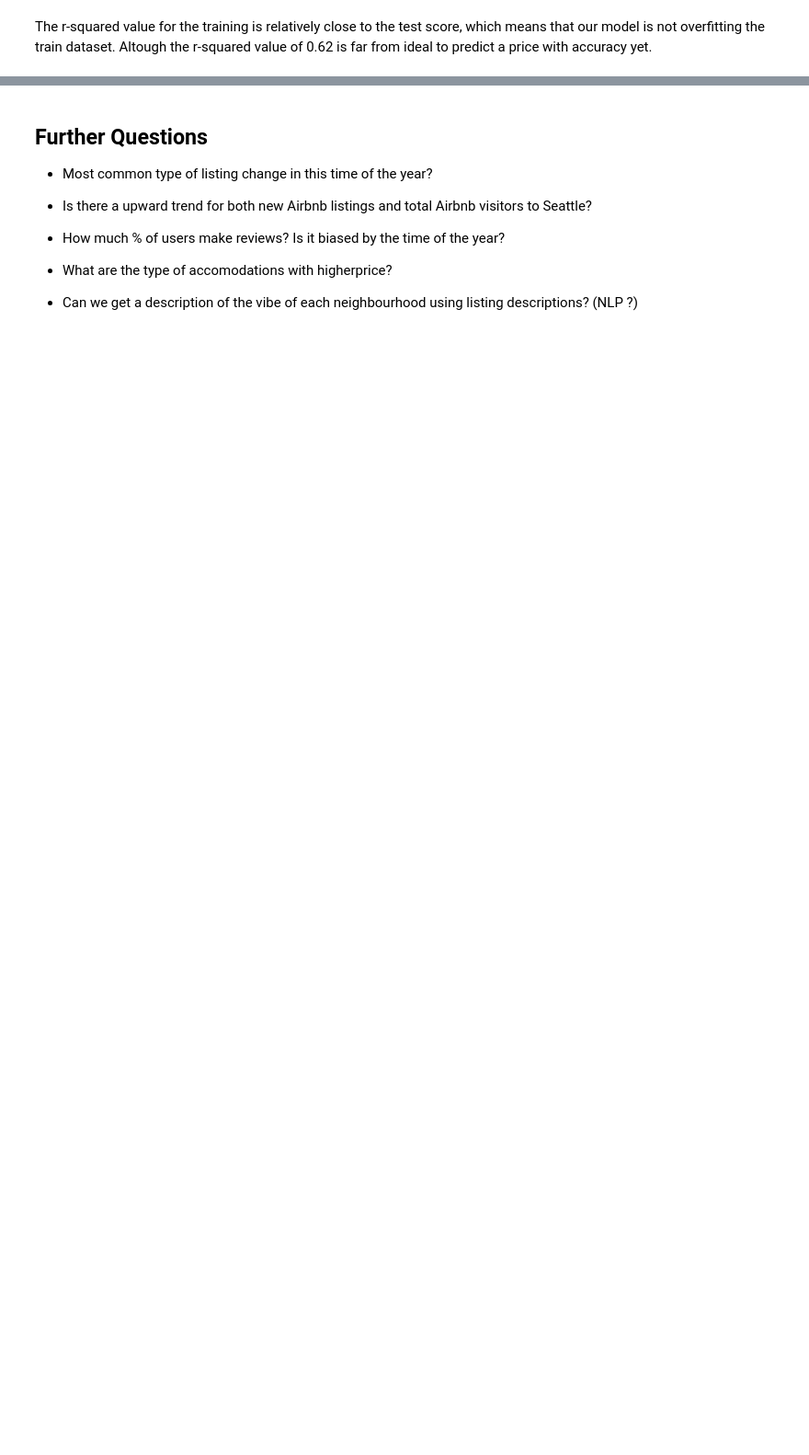
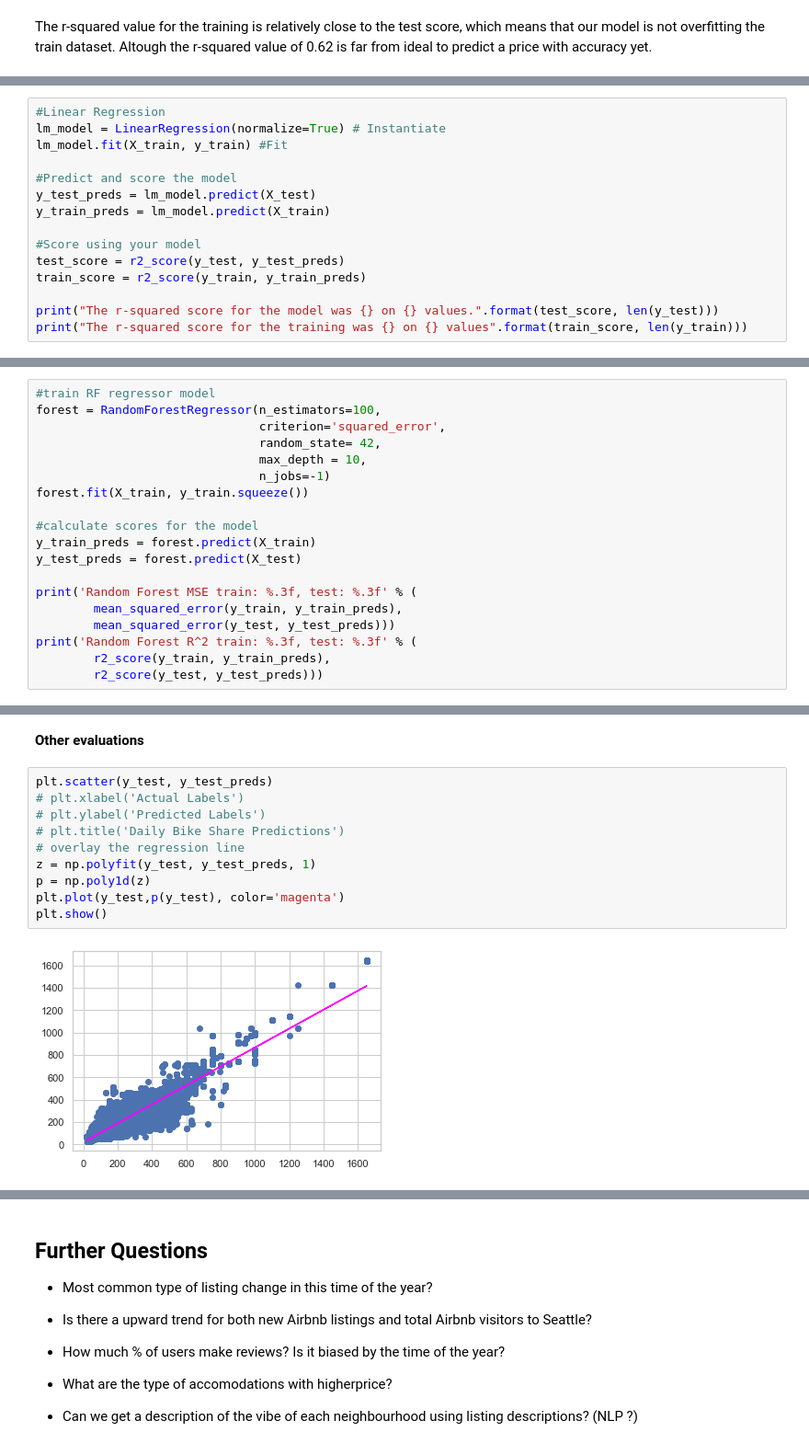
Before and after one commit to marceloestevam/Project1_SeattleAirBnb_data, a Jupyter notebook: 1st_project_nanodegree.ipynb, the cells around one changed output, grey strips where cells are left out. Shown at 92% size. Drawn from its saved outputs; the diff is of its cells as text; blank space fills up the shorter version.

```diff
--- a/1st_project_nanodegree.ipynb
+++ b/1st_project_nanodegree.ipynb
@@ -1131,0 +1245,15 @@ It seems like the the type of room, type of bed, having pictures and cancellatio
+# %%
+#Linear Regression
+lm_model = LinearRegression(normalize=True) # Instantiate
+lm_model.fit(X_train, y_train) #Fit
+
+#Predict and score the model
+y_test_preds = lm_model.predict(X_test)
+y_train_preds = lm_model.predict(X_train)
+
+#Score using your model
+test_score = r2_score(y_test, y_test_preds)
+train_score = r2_score(y_train, y_train_preds)
+
+print("The r-squared score for the model was {} on {} values.".format(test_score, len(y_test)))
+print("The r-squared score for the training was {} on {} values".format(train_score, len(y_train)))
@@ -1131,0 +1280,19 @@ It seems like the the type of room, type of bed, having pictures and cancellatio
+# %%
+#train RF regressor model
+forest = RandomForestRegressor(n_estimators=100,
+                               criterion='squared_error',
+                               random_state= 42,
+                               max_depth = 10,
+                               n_jobs=-1)
+forest.fit(X_train, y_train.squeeze())
+
+#calculate scores for the model
+y_train_preds = forest.predict(X_train)
+y_test_preds = forest.predict(X_test)
+
+print('Random Forest MSE train: %.3f, test: %.3f' % (
+        mean_squared_error(y_train, y_train_preds),
+        mean_squared_error(y_test, y_test_preds)))
+print('Random Forest R^2 train: %.3f, test: %.3f' % (
+        r2_score(y_train, y_train_preds),
+        r2_score(y_test, y_test_preds)))
@@ -1131,0 +1351,14 @@ It seems like the the type of room, type of bed, having pictures and cancellatio
+# %% [markdown]
+**Other evaluations**
+# %%
+plt.scatter(y_test, y_test_preds)
+# plt.xlabel('Actual Labels')
+# plt.ylabel('Predicted Labels')
+# plt.title('Daily Bike Share Predictions')
+# overlay the regression line
+z = np.polyfit(y_test, y_test_preds, 1)
+p = np.poly1d(z)
+plt.plot(y_test,p(y_test), color='magenta')
+plt.show()
+# %% [output]
+[figure, added]
```
Also changed, not shown: parts of 63 cells of this notebook, 18 other files.
